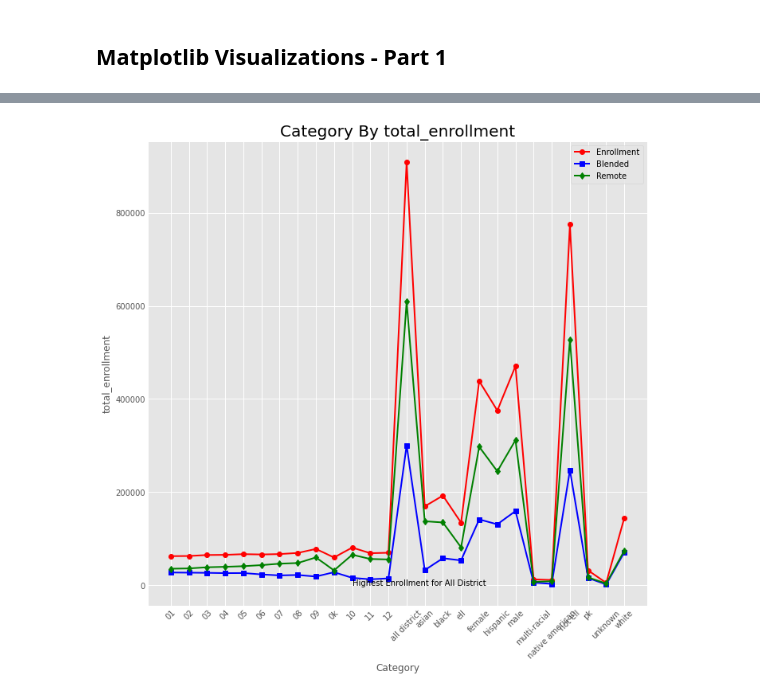
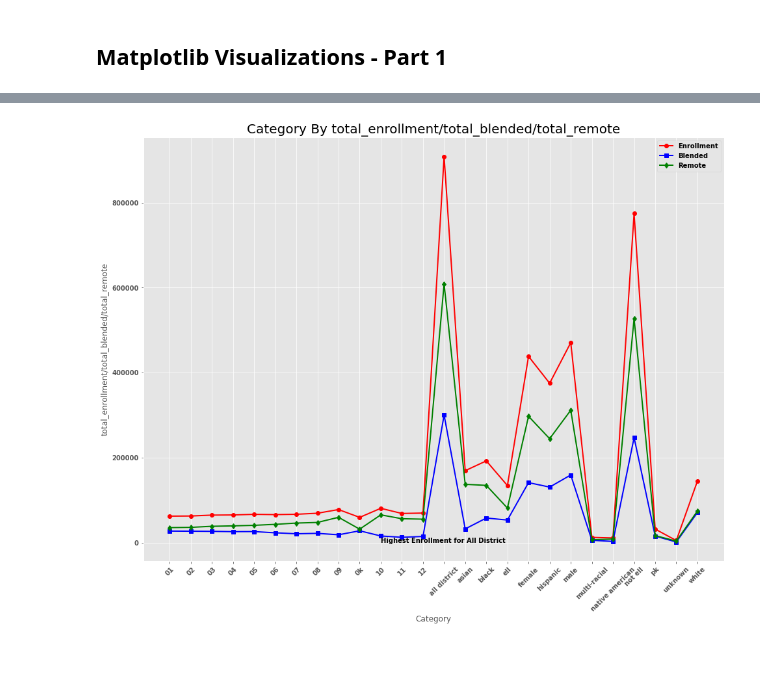
Before and after one commit to uzmabb182/Data602_Assignments, a Jupyter notebook: 08_assignment.ipynb, the cells around one changed output, grey strips where cells are left out. Drawn from its saved outputs; the diff is of its cells as text; code cells hidden in the pictures; blank space fills up the shorter version.

```diff
--- a/08_assignment.ipynb
+++ b/08_assignment.ipynb
@@ -65,6 +85,7 @@ import seaborn as sns
 import matplotlib.pyplot as plt
 import matplotlib.image as mpimg
 import warnings
+plt.rcParams['figure.figsize'] = (16,12)
 warnings.filterwarnings('ignore')
 # %% [markdown]
 #### Importing CSV data file into pandas dataframe
@@ -496,21 +494,23 @@ enrollment_df.head()
 # %%
+
+
 # Use the style ggplot
 plt.style.use('ggplot')
 
 # Plot lines
 plt.plot(enrollment_df.index, enrollment_df.values, color="red", linewidth=2, linestyle='-', marker='o', label="Enrollment")
 plt.plot(blended_df.index, blended_df.values, color="blue", linewidth=2, linestyle='-', marker='s', label="Blended")
 plt.plot(remote_df.index, remote_df.values, color="green", linewidth=2, linestyle='-', marker='d', label="Remote")
 plt.xticks(rotation = 45) # Rotates X-Axis Ticks by 45-degrees
 plt.xlabel('Category')
-plt.ylabel('total_enrollment')
-plt.title('Category By total_enrollment', fontsize=20)
-plt.text(10, 3, "Highest Enrollment for All District")
+plt.ylabel('total_enrollment/total_blended/total_remote')
+plt.title('Category By total_enrollment/total_blended/total_remote', fontsize=20)
+plt.text(10, 30, "Highest Enrollment for All District")
 
 # Add a legend
 plt.legend()
 
 # Display the plot
 plt.show()
 # %% [output]
-[figure, old version]
+[figure, new version]
```
Also changed, not shown: parts of 37 cells of this notebook, 1 other file.
